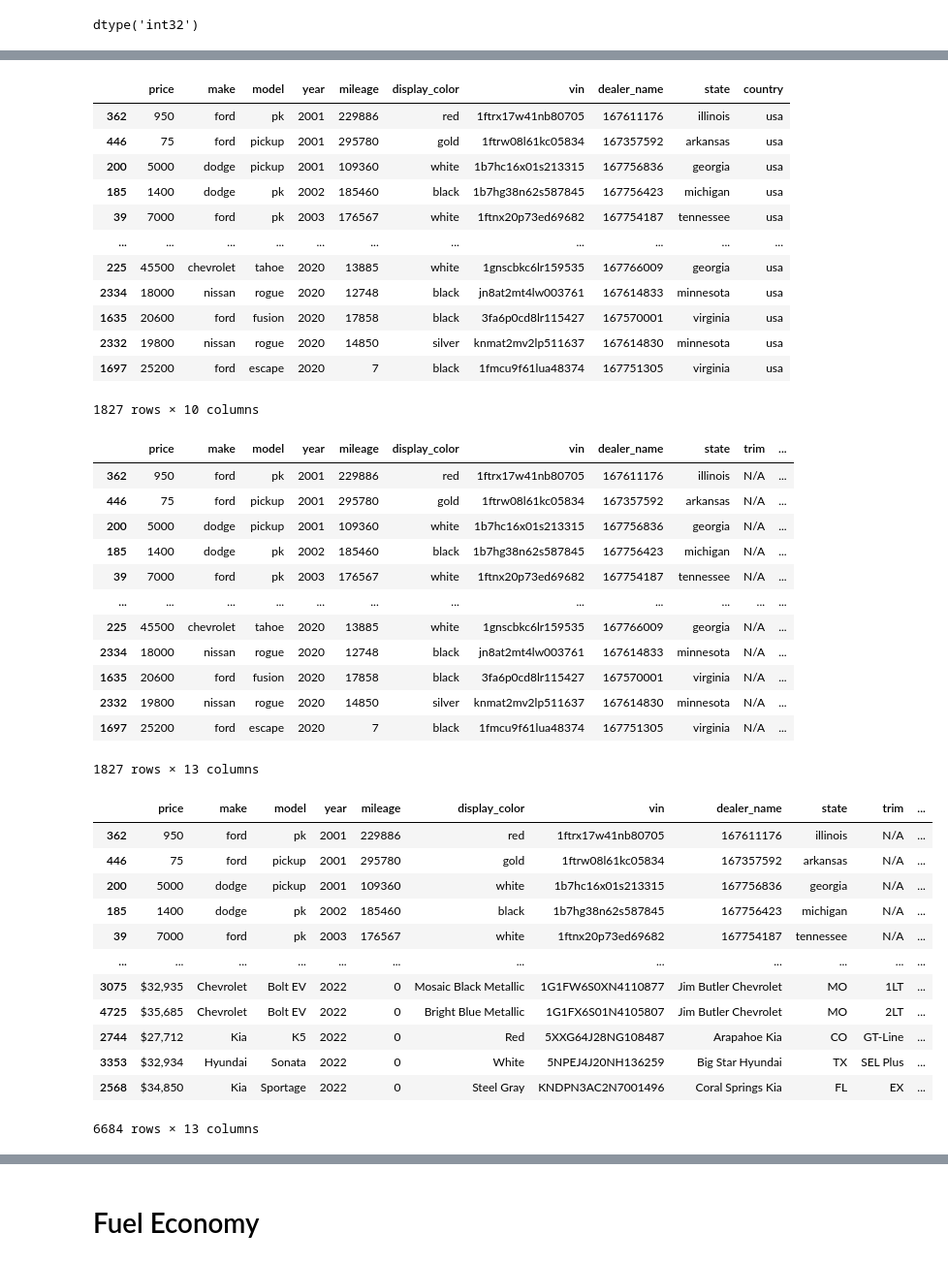
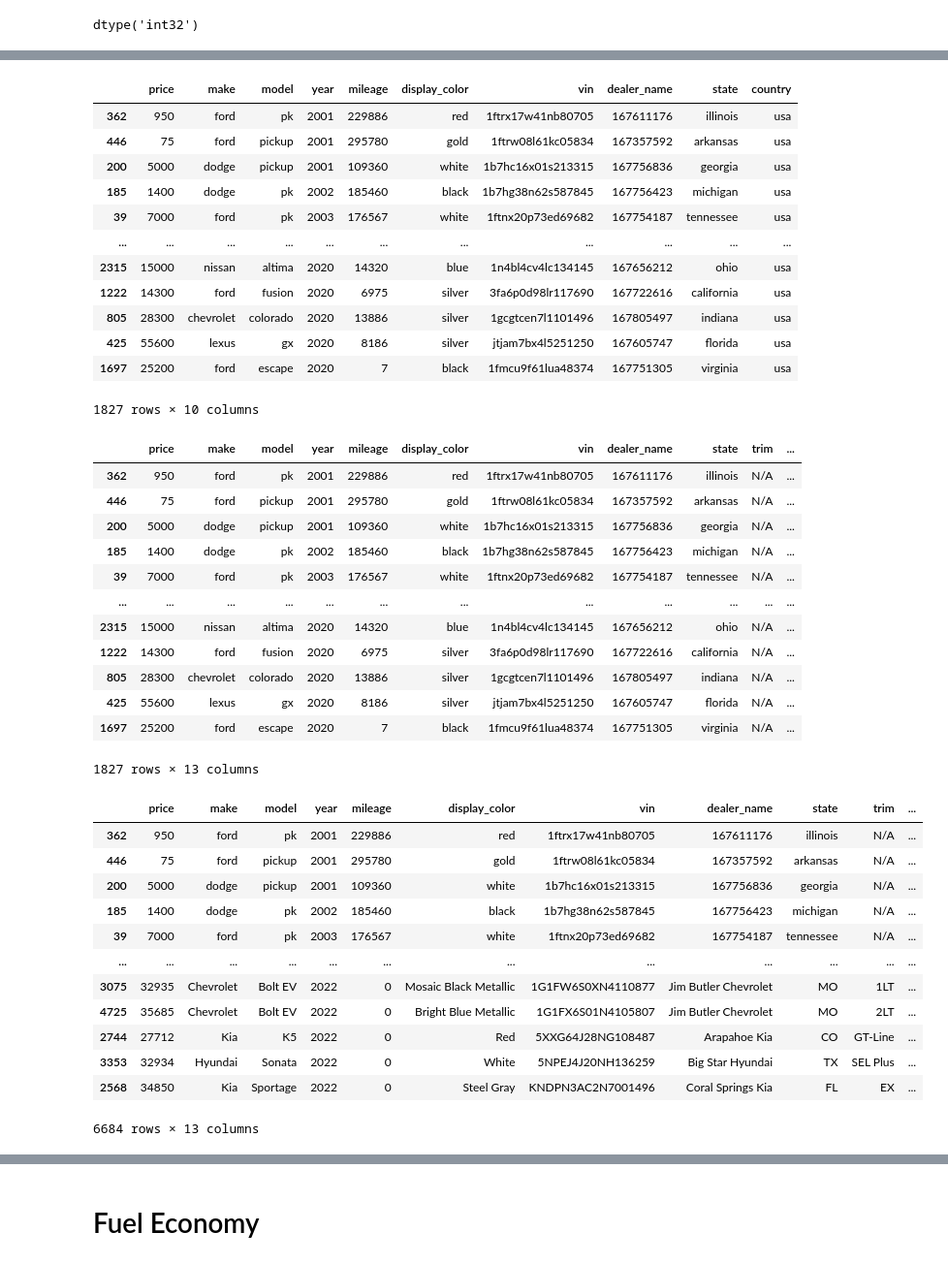
Before and after one commit to SColson82/Car-ETL, a Jupyter notebook: merged_auto.ipynb, the cells around one changed output, grey strips where cells are left out. Shown at 97% size. Saved outputs shown, nothing was run; the diff lists cells and outputs as text; code cells hidden in the pictures.

```diff
--- a/merged_auto.ipynb
+++ b/merged_auto.ipynb
@@ -3,7 +3,7 @@ import pandas as pd
 # %% [markdown]
 # AutoListData
 # %%
-path = ('AutoListData')
+path = ('CleanResources/AutoListData.csv')
 auto_df= pd.read_csv(path)
 # %%
 auto_df.head()
@@ -20,6 +20,7 @@ auto_df['model']=auto_df['model'].str.replace('-','')
 auto_df['mileage']=auto_df['mileage'].fillna(0)
 auto_df['mileage']=auto_df['mileage'].str.replace('New','0').str.replace(',','').str.replace('Miles','')
 auto_df['model']=auto_df['model'].str.replace('Pickup 1500','1500')
+auto_df['price']=auto_df['price'].str.replace('$','').str.replace(',','')
 auto_df
 # %% [output]
 |  | vin | display_color | year | make | model | price | mileage | city | condition | dealer_name | ... |
@@ -55,7 +56,7 @@ auto_df
 # %% [markdown]
 # USA_cars_datasets
 # %%
-path2 = 'USA_cars_datasets.csv'
+path2 = 'OGResources/USA_cars_datasets.csv'
 auto2_df = pd.read_csv(path2)
 # %%
 auto2_df
@@ -206,3 +206,0 @@ auto3_df
-# %%
-auto3_df.drop(auto3_df[auto3_df['price']=='0.0'].index,inplace=True)
-auto3_df
@@ -258,10 +242,10 @@ auto3_clean_df
 | 185 | 1400 | dodge | pk | 2002 | 185460 | black | 1b7hg38n62s587845 | 167756423 | michigan | usa |
 | 39 | 7000 | ford | pk | 2003 | 176567 | white | 1ftnx20p73ed69682 | 167754187 | tennessee | usa |
 | ... | ... | ... | ... | ... | ... | ... | ... | ... | ... | ... |
-| 225 | 45500 | chevrolet | tahoe | 2020 | 13885 | white | 1gnscbkc6lr159535 | 167766009 | georgia | usa |
-| 2334 | 18000 | nissan | rogue | 2020 | 12748 | black | jn8at2mt4lw003761 | 167614833 | minnesota | usa |
-| 1635 | 20600 | ford | fusion | 2020 | 17858 | black | 3fa6p0cd8lr115427 | 167570001 | virginia | usa |
-| 2332 | 19800 | nissan | rogue | 2020 | 14850 | silver | knmat2mv2lp511637 | 167614830 | minnesota | usa |
+| 2315 | 15000 | nissan | altima | 2020 | 14320 | blue | 1n4bl4cv4lc134145 | 167656212 | ohio | usa |
+| 1222 | 14300 | ford | fusion | 2020 | 6975 | silver | 3fa6p0d98lr117690 | 167722616 | california | usa |
+| 805 | 28300 | chevrolet | colorado | 2020 | 13886 | silver | 1gcgtcen7l1101496 | 167805497 | indiana | usa |
+| 425 | 55600 | lexus | gx | 2020 | 8186 | silver | jtjam7bx4l5251250 | 167605747 | florida | usa |
 | 1697 | 25200 | ford | escape | 2020 | 7 | black | 1fmcu9f61lua48374 | 167751305 | virginia | usa |
 1827 rows × 10 columns
 # %%
@@ -279,25 +263,26 @@ auto3_clean_df
 | 185 | 1400 | dodge | pk | 2002 | 185460 | black | 1b7hg38n62s587845 | 167756423 | michigan | N/A | ... |
 | 39 | 7000 | ford | pk | 2003 | 176567 | white | 1ftnx20p73ed69682 | 167754187 | tennessee | N/A | ... |
 | ... | ... | ... | ... | ... | ... | ... | ... | ... | ... | ... | ... |
-| 225 | 45500 | chevrolet | tahoe | 2020 | 13885 | white | 1gnscbkc6lr159535 | 167766009 | georgia | N/A | ... |
-| 2334 | 18000 | nissan | rogue | 2020 | 12748 | black | jn8at2mt4lw003761 | 167614833 | minnesota | N/A | ... |
-| 1635 | 20600 | ford | fusion | 2020 | 17858 | black | 3fa6p0cd8lr115427 | 167570001 | virginia | N/A | ... |
-| 2332 | 19800 | nissan | rogue | 2020 | 14850 | silver | knmat2mv2lp511637 | 167614830 | minnesota | N/A | ... |
+| 2315 | 15000 | nissan | altima | 2020 | 14320 | blue | 1n4bl4cv4lc134145 | 167656212 | ohio | N/A | ... |
+| 1222 | 14300 | ford | fusion | 2020 | 6975 | silver | 3fa6p0d98lr117690 | 167722616 | california | N/A | ... |
+| 805 | 28300 | chevrolet | colorado | 2020 | 13886 | silver | 1gcgtcen7l1101496 | 167805497 | indiana | N/A | ... |
+| 425 | 55600 | lexus | gx | 2020 | 8186 | silver | jtjam7bx4l5251250 | 167605747 | florida | N/A | ... |
 | 1697 | 25200 | ford | escape | 2020 | 7 | black | 1fmcu9f61lua48374 | 167751305 | virginia | N/A | ... |
 1827 rows × 13 columns
 # %%
-pd.concat([auto3_clean_df, auto_df])
+autolist_df = pd.concat([auto3_clean_df, auto_df])
+autolist_df
 # %% [output]
 |  | price | make | model | year | mileage | display_color | vin | dealer_name | state | trim | ... |
 | 362 | 950 | ford | pk | 2001 | 229886 | red | 1ftrx17w41nb80705 | 167611176 | illinois | N/A | ... |
 | 446 | 75 | ford | pickup | 2001 | 295780 | gold | 1ftrw08l61kc05834 | 167357592 | arkansas | N/A | ... |
 | 200 | 5000 | dodge | pickup | 2001 | 109360 | white | 1b7hc16x01s213315 | 167756836 | georgia | N/A | ... |
 | 185 | 1400 | dodge | pk | 2002 | 185460 | black | 1b7hg38n62s587845 | 167756423 | michigan | N/A | ... |
 | 39 | 7000 | ford | pk | 2003 | 176567 | white | 1ftnx20p73ed69682 | 167754187 | tennessee | N/A | ... |
 | ... | ... | ... | ... | ... | ... | ... | ... | ... | ... | ... | ... |
-| 3075 | $32,935 | Chevrolet | Bolt EV | 2022 | 0 | Mosaic Black Metallic | 1G1FW6S0XN4110877 | Jim Butler Chevrolet | MO | 1LT | ... |
-| 4725 | $35,685 | Chevrolet | Bolt EV | 2022 | 0 | Bright Blue Metallic | 1G1FX6S01N4105807 | Jim Butler Chevrolet | MO | 2LT | ... |
-| 2744 | $27,712 | Kia | K5 | 2022 | 0 | Red | 5XXG64J28NG108487 | Arapahoe Kia | CO | GT-Line | ... |
-| 3353 | $32,934 | Hyundai | Sonata | 2022 | 0 | White | 5NPEJ4J20NH136259 | Big Star Hyundai | TX | SEL Plus | ... |
-| 2568 | $34,850 | Kia | Sportage | 2022 | 0 | Steel Gray | KNDPN3AC2N7001496 | Coral Springs Kia | FL | EX | ... |
+| 3075 | 32935 | Chevrolet | Bolt EV | 2022 | 0 | Mosaic Black Metallic | 1G1FW6S0XN4110877 | Jim Butler Chevrolet | MO | 1LT | ... |
+| 4725 | 35685 | Chevrolet | Bolt EV | 2022 | 0 | Bright Blue Metallic | 1G1FX6S01N4105807 | Jim Butler Chevrolet | MO | 2LT | ... |
+| 2744 | 27712 | Kia | K5 | 2022 | 0 | Red | 5XXG64J28NG108487 | Arapahoe Kia | CO | GT-Line | ... |
+| 3353 | 32934 | Hyundai | Sonata | 2022 | 0 | White | 5NPEJ4J20NH136259 | Big Star Hyundai | TX | SEL Plus | ... |
+| 2568 | 34850 | Kia | Sportage | 2022 | 0 | Steel Gray | KNDPN3AC2N7001496 | Coral Springs Kia | FL | EX | ... |
 6684 rows × 13 columns
```
Also changed, not shown: parts of 14 cells of this notebook, 19 other files.
